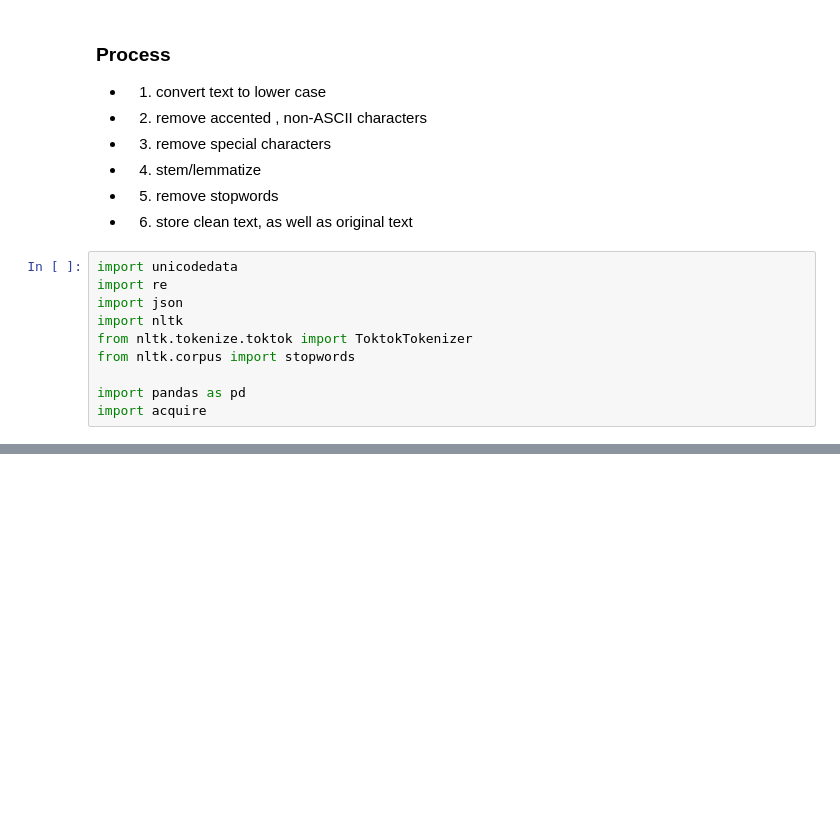
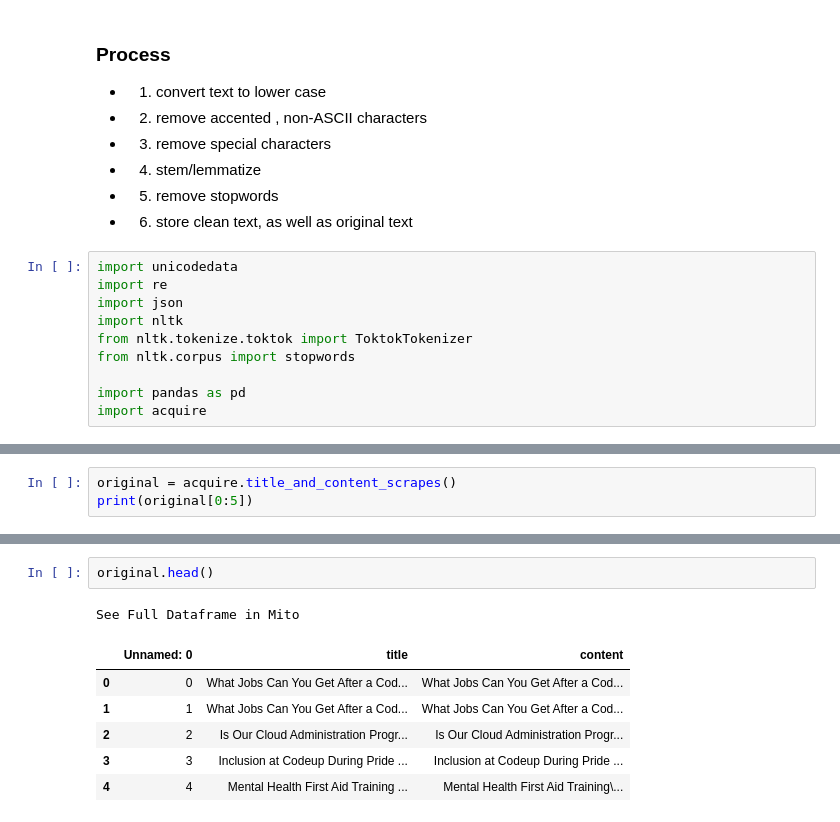
Before and after one commit to fred-lindsey/natural-language-processing-exercises, a Jupyter notebook: parsing_intro.ipynb, the cells around one changed output, grey strips where cells are left out. Drawn from its saved outputs; the diff is of its cells as text; blank space fills up the shorter version.

```diff
--- a/parsing_intro.ipynb
+++ b/parsing_intro.ipynb
@@ -24,0 +65,3 @@ NameError: name 'pd' is not defined
+# %%
+original = acquire.title_and_content_scrapes()
+print(original[0:5])
@@ -24,0 +82,10 @@ NameError: name 'pd' is not defined
+# %%
+original.head()
+# %% [output]
+See Full Dataframe in Mito
+|  | Unnamed: 0 | title | content |
+| 0 | 0 | What Jobs Can You Get After a Cod... | What Jobs Can You Get After a Cod... |
+| 1 | 1 | What Jobs Can You Get After a Cod... | What Jobs Can You Get After a Cod... |
+| 2 | 2 | Is Our Cloud Administration Progr... | Is Our Cloud Administration Progr... |
+| 3 | 3 | Inclusion at Codeup During Pride ... | Inclusion at Codeup During Pride ... |
+| 4 | 4 | Mental Health First Aid Training ... | Mental Health First Aid Training\... |
```
Also changed, not shown: parts of 9 cells of this notebook, 2 other files.
